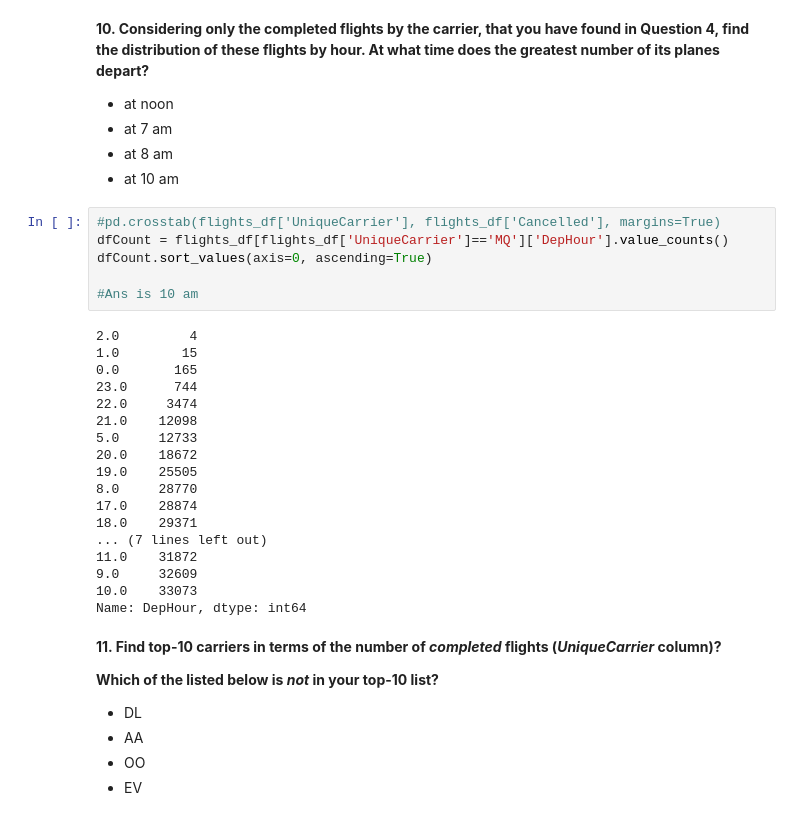
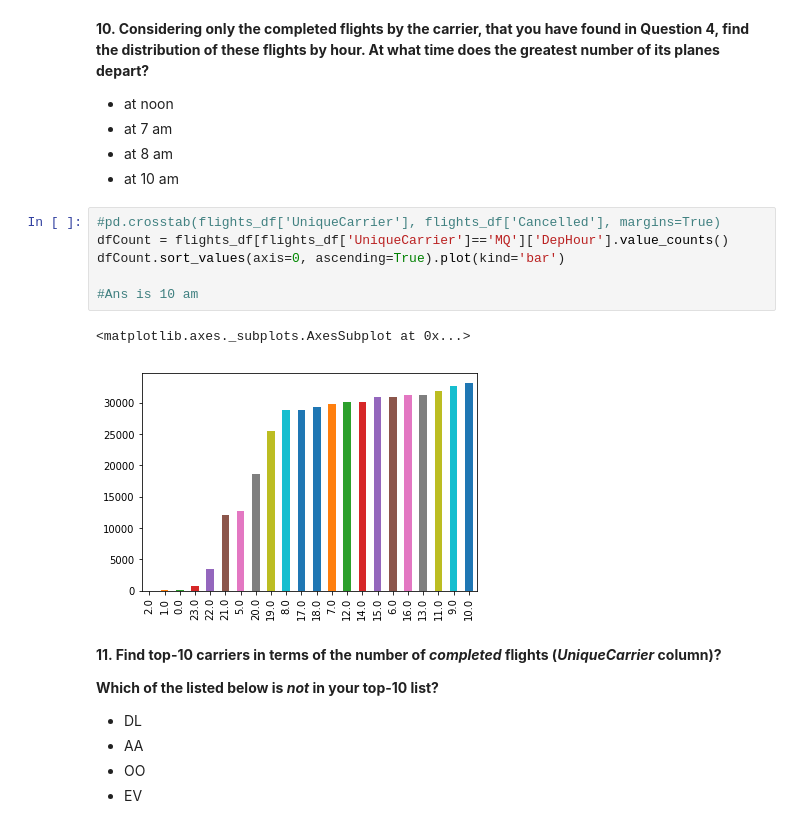
Before and after one commit to awkepler/Data-Analysis-with-Python, a Jupyter notebook: assignment1_USA_flights_EDA.ipynb, the cells around one changed output. Drawn from its saved outputs; the diff is of its cells as text.

```diff
--- a/assignment1_USA_flights_EDA.ipynb
+++ b/assignment1_USA_flights_EDA.ipynb
@@ -526,27 +497,12 @@ flights_df.groupby(['DepHour'])[columns_to_show].agg([np.mean])
 # %%
 #pd.crosstab(flights_df['UniqueCarrier'], flights_df['Cancelled'], margins=True)
 dfCount = flights_df[flights_df['UniqueCarrier']=='MQ']['DepHour'].value_counts()
-dfCount.sort_values(axis=0, ascending=True)
+dfCount.sort_values(axis=0, ascending=True).plot(kind='bar')
 
 #Ans is 10 am
 # %% [output]
-2.0         4
-1.0        15
-0.0       165
-23.0      744
-22.0     3474
-21.0    12098
-5.0     12733
-20.0    18672
-19.0    25505
-8.0     28770
-17.0    28874
-18.0    29371
-... (7 lines left out)
-11.0    31872
-9.0     32609
-10.0    33073
-Name: DepHour, dtype: int64
+<matplotlib.axes._subplots.AxesSubplot at 0x...>
+[figure, added]
 # %% [markdown]
 **11. Find top-10 carriers in terms of the number of *completed* flights (_UniqueCarrier_ column)?**
 
```
Also changed, not shown: parts of 10 cells of this notebook.
